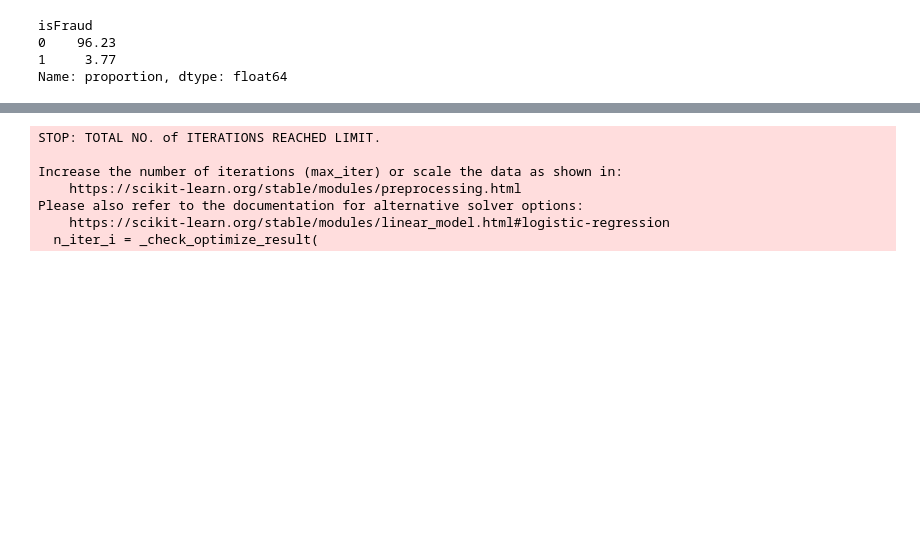
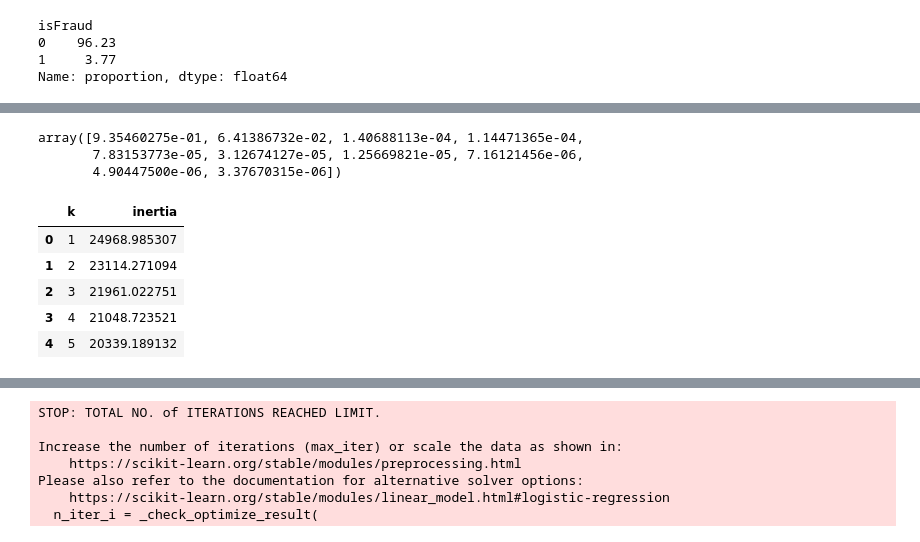
Before and after one commit to eliza0101/Project-2, a Jupyter notebook: trained.ipynb, the cells around one changed output, grey strips where cells are left out. Saved outputs shown, nothing was run; the diff lists cells and outputs as text; code cells hidden in the pictures; blank space fills up the shorter version.

```diff
--- a/trained.ipynb
+++ b/trained.ipynb
@@ -218,0 +276,30 @@ from sklearn.linear_model import LogisticRegression
+# %%
+pca.explained_variance_ratio_
+# %% [output]
+array([9.35460275e-01, 6.41386732e-02, 1.40688113e-04, 1.14471365e-04,
+       7.83153773e-05, 3.12674127e-05, 1.25669821e-05, 7.16121456e-06,
+       4.90447500e-06, 3.37670315e-06])
+# %%
+# Create a a list to store inertia values and the values of k
+inertia = []
+k = list(range(1,15))
+
+#Append the value of the computed inertia from the `inertia_` attribute of teh KMeans model instance
+for i in k:
+    k_model = KMeans(n_clusters=i, n_init='auto', random_state=1)
+    k_model.fit(pca_df)
+    inertia.append(k_model.inertia_)
+
+# Define a DataFrame to hold the values for k and the corresponding inertia
+elbow_data = {"k": k, "inertia": inertia}
+df_elbow = pd.DataFrame(elbow_data)
+
+# Review the DataFrame
+df_elbow.head()
+# %% [output]
+|  | k | inertia |
+| 0 | 1 | 24968.985307 |
+| 1 | 2 | 23114.271094 |
+| 2 | 3 | 21961.022751 |
+| 3 | 4 | 21048.723521 |
+| 4 | 5 | 20339.189132 |
```
Also changed, not shown: parts of 11 cells of this notebook.
